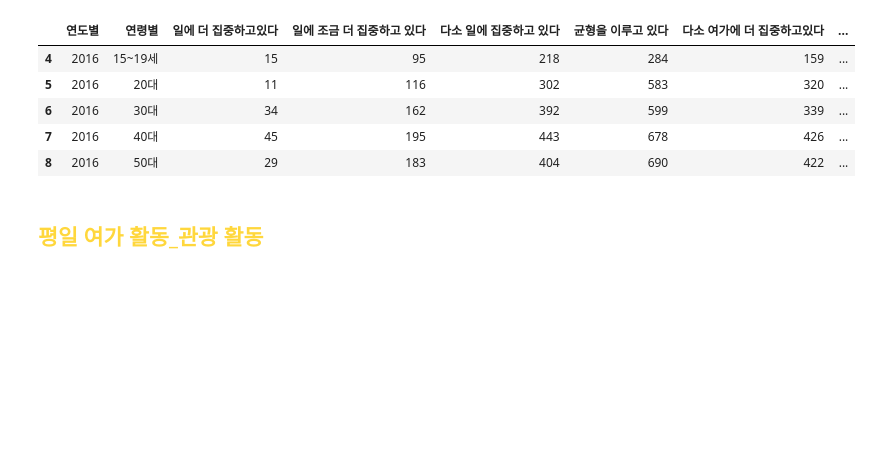
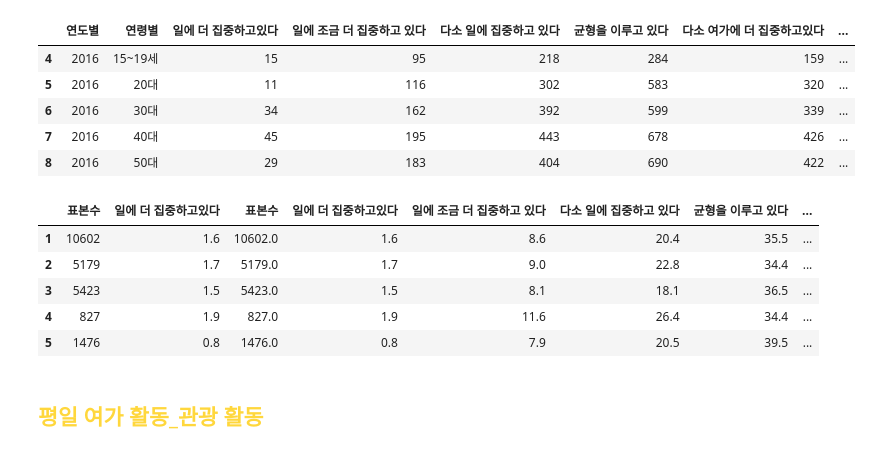
Before and after one commit to nyeokinyeoki/Toy-Projects-with-Tableau, a Jupyter notebook: Side_pro_leis.ipynb, the cells around one changed output. Saved outputs shown, nothing was run; the diff lists cells and outputs as text; code cells hidden in the pictures; blank space fills up the shorter version.

```diff
--- a/Side_pro_leis.ipynb
+++ b/Side_pro_leis.ipynb
@@ -82,6 +142,21 @@ A.head()
 | 6 | 2016 | 30대 | 34 | 162 | 392 | 599 | 339 | ... |
 | 7 | 2016 | 40대 | 45 | 195 | 443 | 678 | 426 | ... |
 | 8 | 2016 | 50대 | 29 | 183 | 404 | 690 | 422 | ... |
+# %%
+leisure = leisure.filter(like="2016")    # 조건에 만족하는 데이터 프레임 반환
+leisure = pd.concat([leisure.iloc[:,:2], leisure], axis=1)     # 왼쪽 오른쪽으로 합치기, 인덱스가 다르면 outer join
+leisure = leisure.replace("-",0)
+leisure.columns = leisure.iloc[0,:].to_list()
+leisure = leisure.iloc[1:,:]
+leisure.iloc[:,2:] = leisure.iloc[:,2:].astype(float)
+leisure.head()
+# %% [output]
+|  | 표본수 | 일에 더 집중하고있다 | 표본수 | 일에 더 집중하고있다 | 일에 조금 더 집중하고 있다 | 다소 일에 집중하고 있다 | 균형을 이루고 있다 | ... |
+| 1 | 10602 | 1.6 | 10602.0 | 1.6 | 8.6 | 20.4 | 35.5 | ... |
+| 2 | 5179 | 1.7 | 5179.0 | 1.7 | 9.0 | 22.8 | 34.4 | ... |
+| 3 | 5423 | 1.5 | 5423.0 | 1.5 | 8.1 | 18.1 | 36.5 | ... |
+| 4 | 827 | 1.9 | 827.0 | 1.9 | 11.6 | 26.4 | 34.4 | ... |
+| 5 | 1476 | 0.8 | 1476.0 | 0.8 | 7.9 | 20.5 | 39.5 | ... |
 # %% [markdown]
 ## <font color="#FFD73C"> 평일 여가 활동_관광 활동 </font>
 # %%
```
Also changed, not shown: parts of 10 cells of this notebook.
